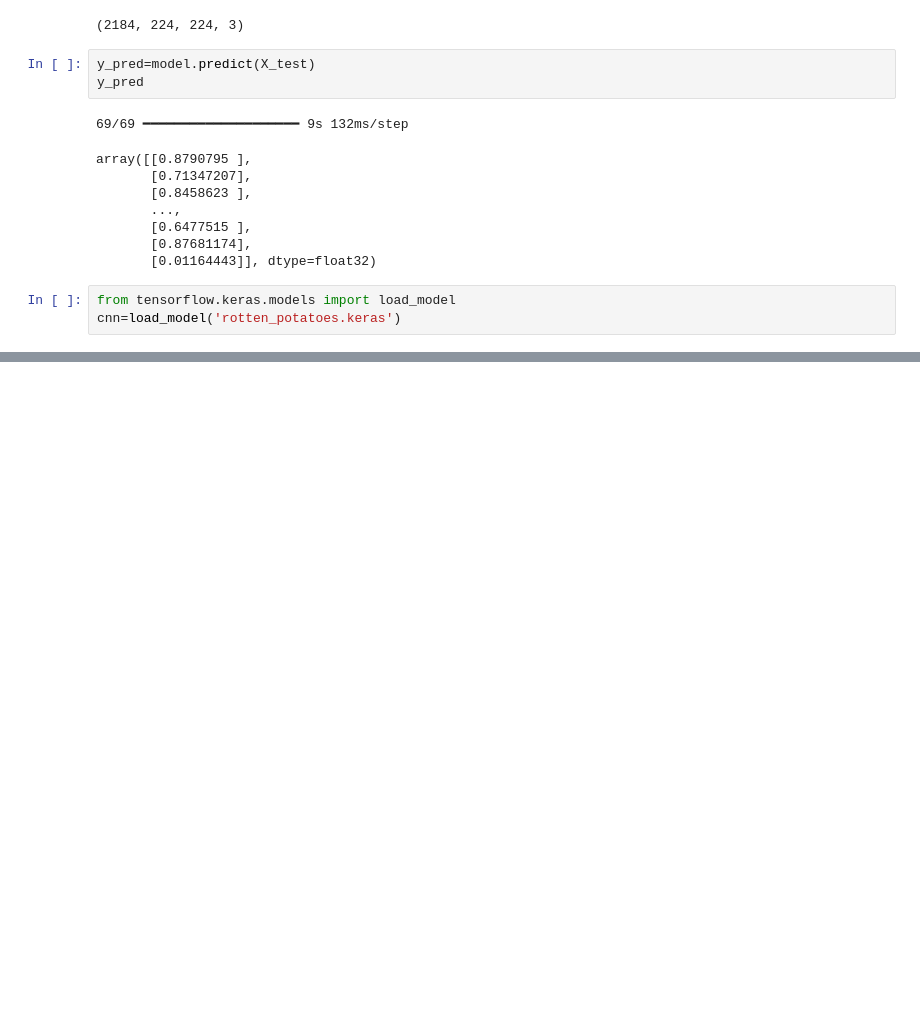
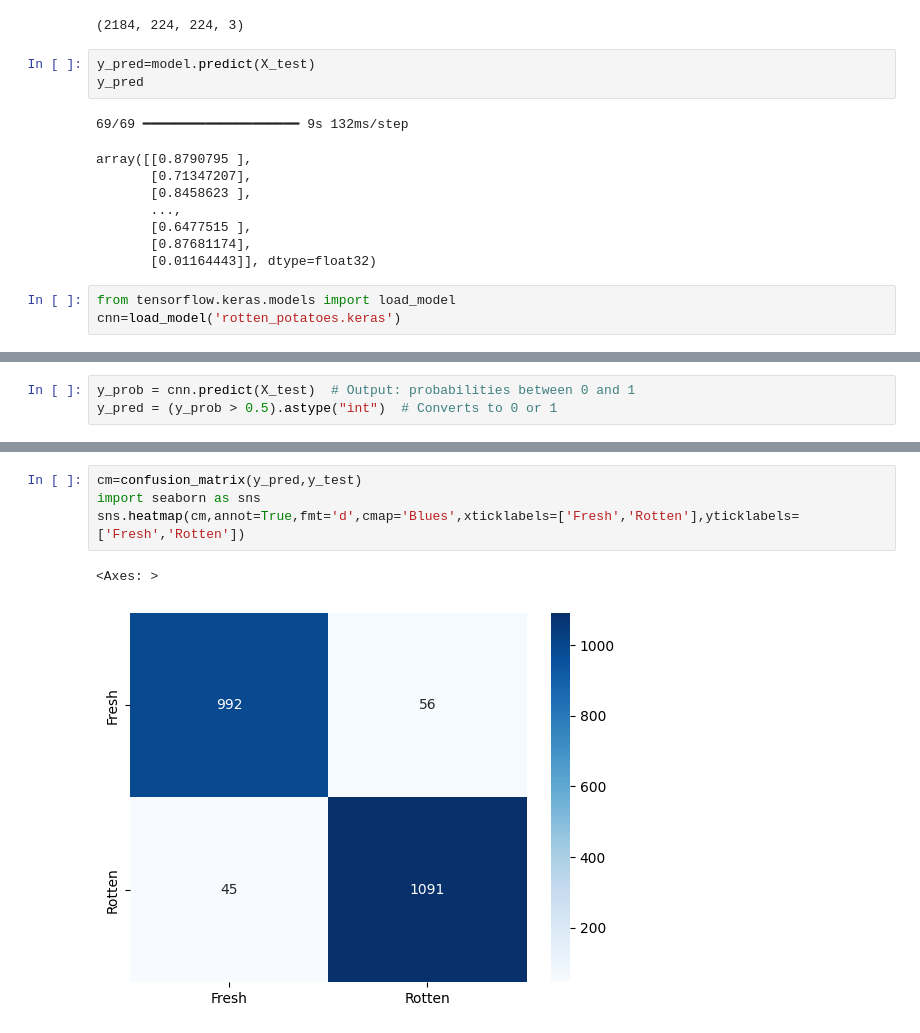
Before and after one commit to kailai-13/Rotten_Potatoes_and_More, a Jupyter notebook: rotten.ipynb, the cells around one changed output, grey strips where cells are left out. Drawn from its saved outputs; the diff is of its cells as text; blank space fills up the shorter version.

```diff
--- a/rotten.ipynb
+++ b/rotten.ipynb
@@ -263 +263,4 @@ cnn.evaluate(X_test,y_test)
 [0.12262189388275146, 0.9537546038627625]
+# %%
+y_prob = cnn.predict(X_test)  # Output: probabilities between 0 and 1
+y_pred = (y_prob > 0.5).astype("int")  # Converts to 0 or 1
@@ -263,0 +281,7 @@ cnn.evaluate(X_test,y_test)
+# %%
+cm=confusion_matrix(y_pred,y_test)
+import seaborn as sns
+sns.heatmap(cm,annot=True,fmt='d',cmap='Blues',xticklabels=['Fresh','Rotten'],yticklabels=['Fresh','Rotten'])
+# %% [output]
+<Axes: >
+[figure, added]
```
Also changed, not shown: parts of 3 cells of this notebook.
